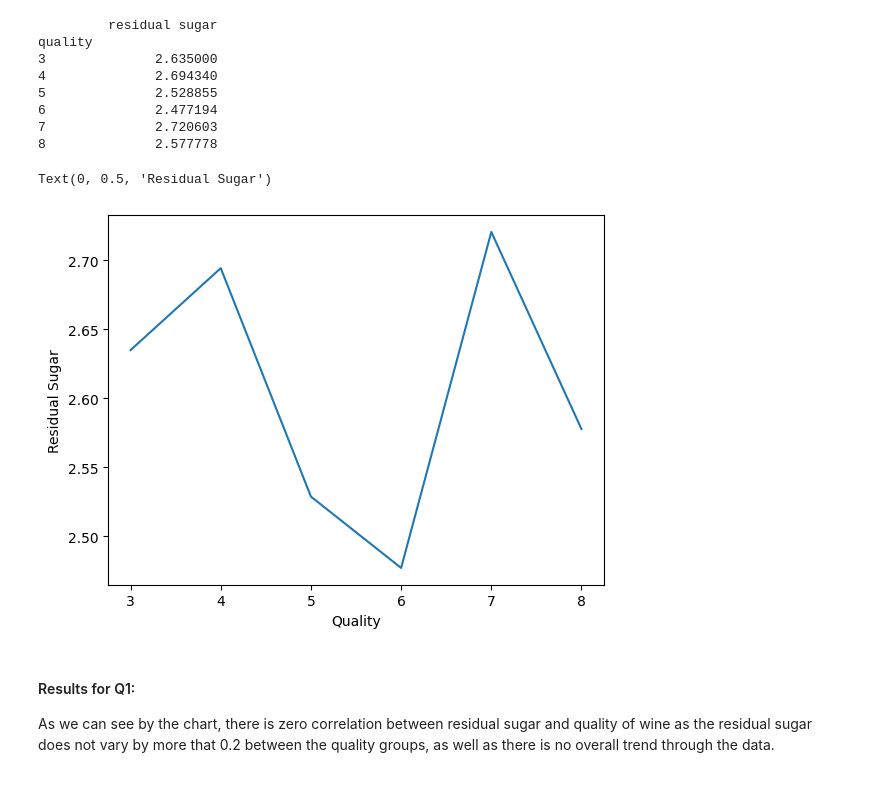
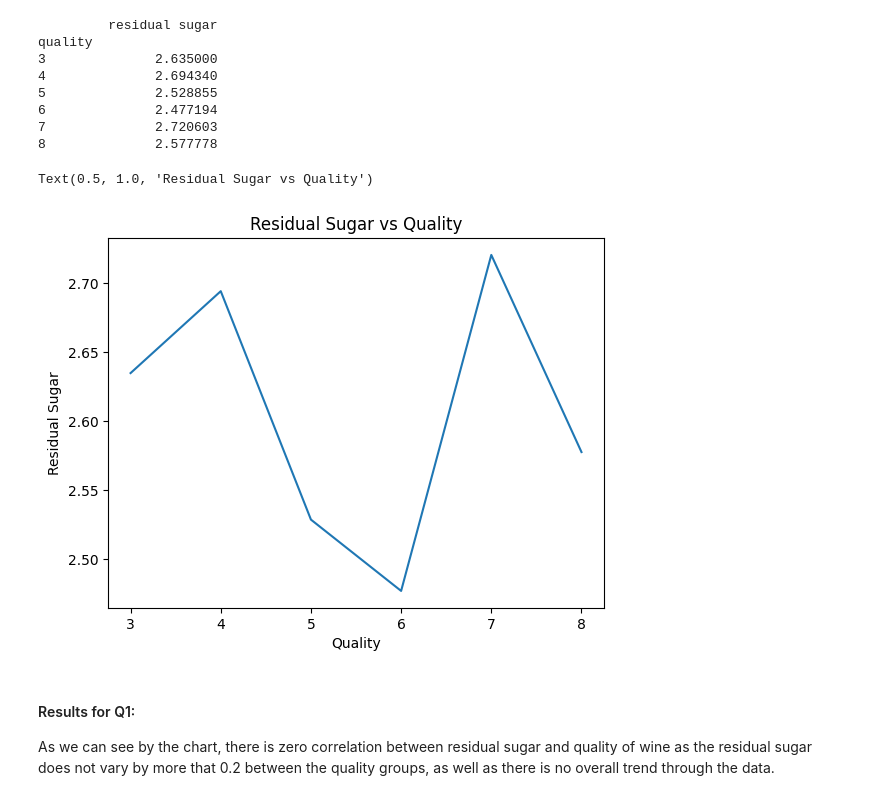
Before and after one commit to mrcarlson3/DS-3021, a Jupyter notebook: 02_function_basics/lab2.ipynb, the cells around one changed output. Cells and saved outputs as stored; diff of their text form; code cells hidden in the pictures.

```diff
--- a/02_function_basics/lab2.ipynb
+++ b/02_function_basics/lab2.ipynb
@@ -124,10 +127,11 @@ quality
 # %%
 plt.plot(mean_df)
 plt.xlabel('Quality')
 plt.ylabel('Residual Sugar')
+plt.title('Residual Sugar vs Quality')
 # %% [output]
-Text(0, 0.5, 'Residual Sugar')
+Text(0.5, 1.0, 'Residual Sugar vs Quality')
-[figure, old version]
+[figure, new version]
 # %% [markdown]
 #### Results for Q1:
 As we can see by the chart, there is zero correlation between residual sugar and quality of wine as the residual sugar does not vary by more that 0.2 between the quality groups, as well as there is no overall trend through the data.
```
Also changed, not shown: parts of 17 cells of this notebook.
